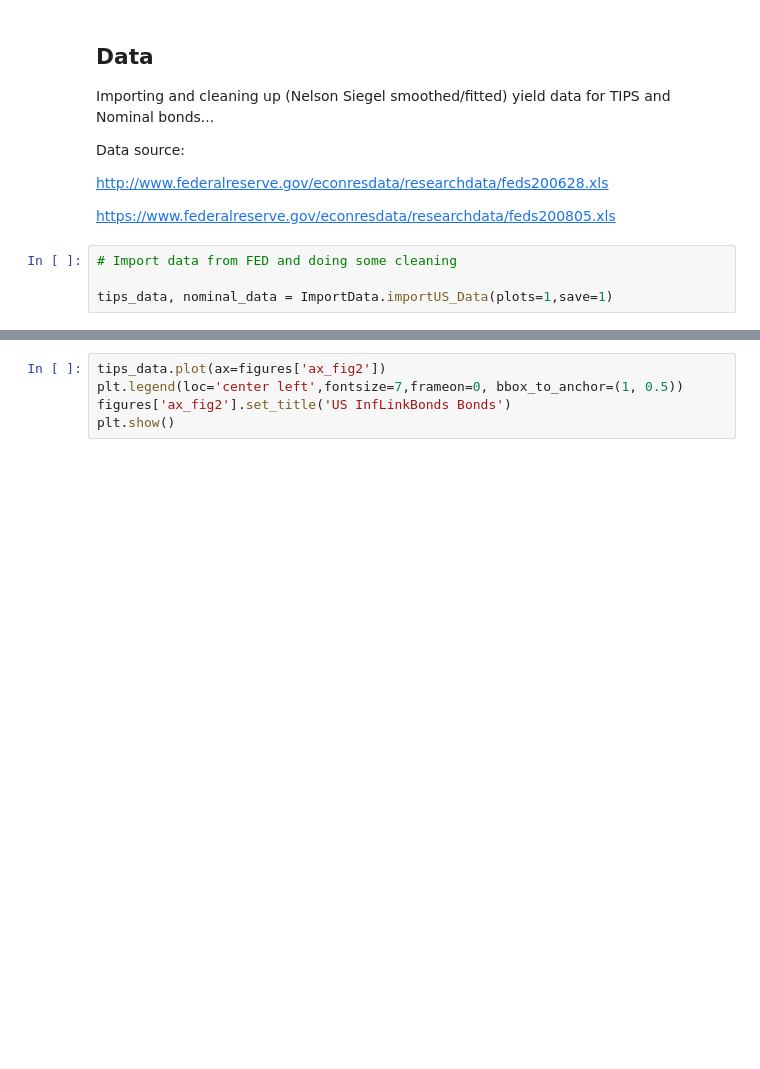
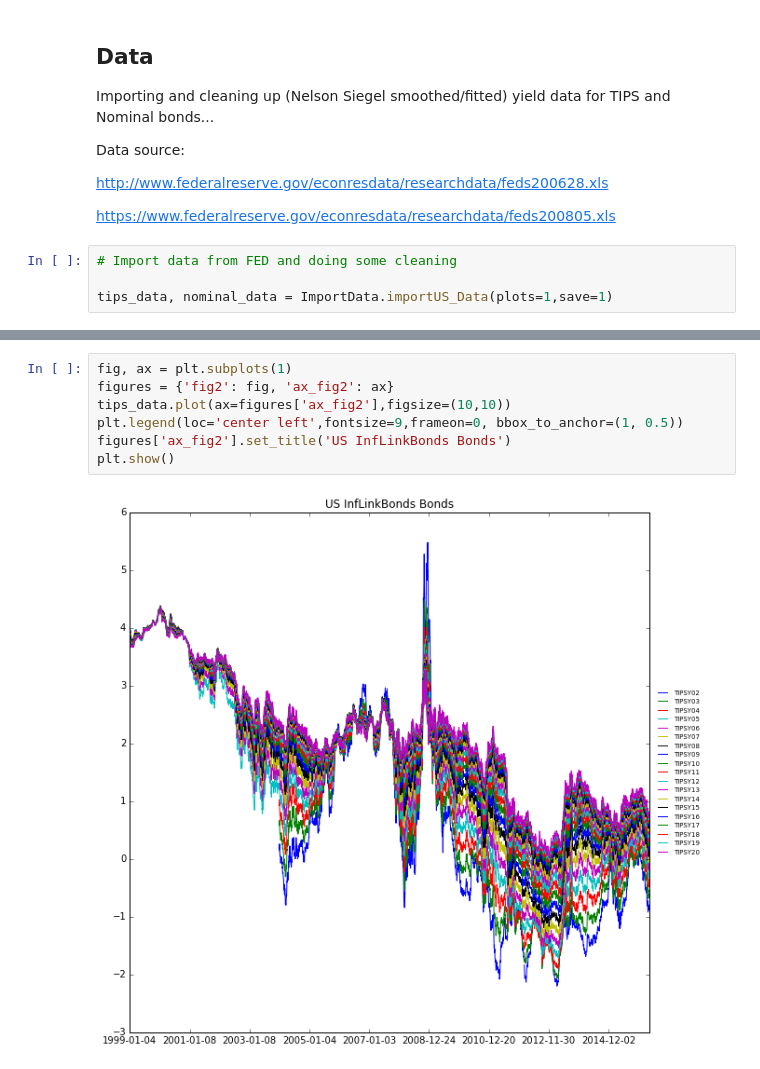
Before and after one commit to GinoAndTonic/ssylvain_public, a Jupyter notebook: research/haats/run_haats.ipynb, the cells around one changed output, grey strips where cells are left out. Cells and saved outputs as stored; diff of their text form; blank space fills up the shorter version.

```diff
--- a/research/haats/run_haats.ipynb
+++ b/research/haats/run_haats.ipynb
@@ -68,7 +55,11 @@ NameError: name 'figures' is not defined
 # %%
-tips_data.plot(ax=figures['ax_fig2'])
-plt.legend(loc='center left',fontsize=7,frameon=0, bbox_to_anchor=(1, 0.5))
+fig, ax = plt.subplots(1)
+figures = {'fig2': fig, 'ax_fig2': ax}
+tips_data.plot(ax=figures['ax_fig2'],figsize=(10,10))
+plt.legend(loc='center left',fontsize=9,frameon=0, bbox_to_anchor=(1, 0.5))
 figures['ax_fig2'].set_title('US InfLinkBonds Bonds')
 plt.show()
+# %% [output]
+[figure, added]
 # %%
 start_time = time.time()
```
Also changed, not shown: parts of 14 cells of this notebook, 3 other files.
